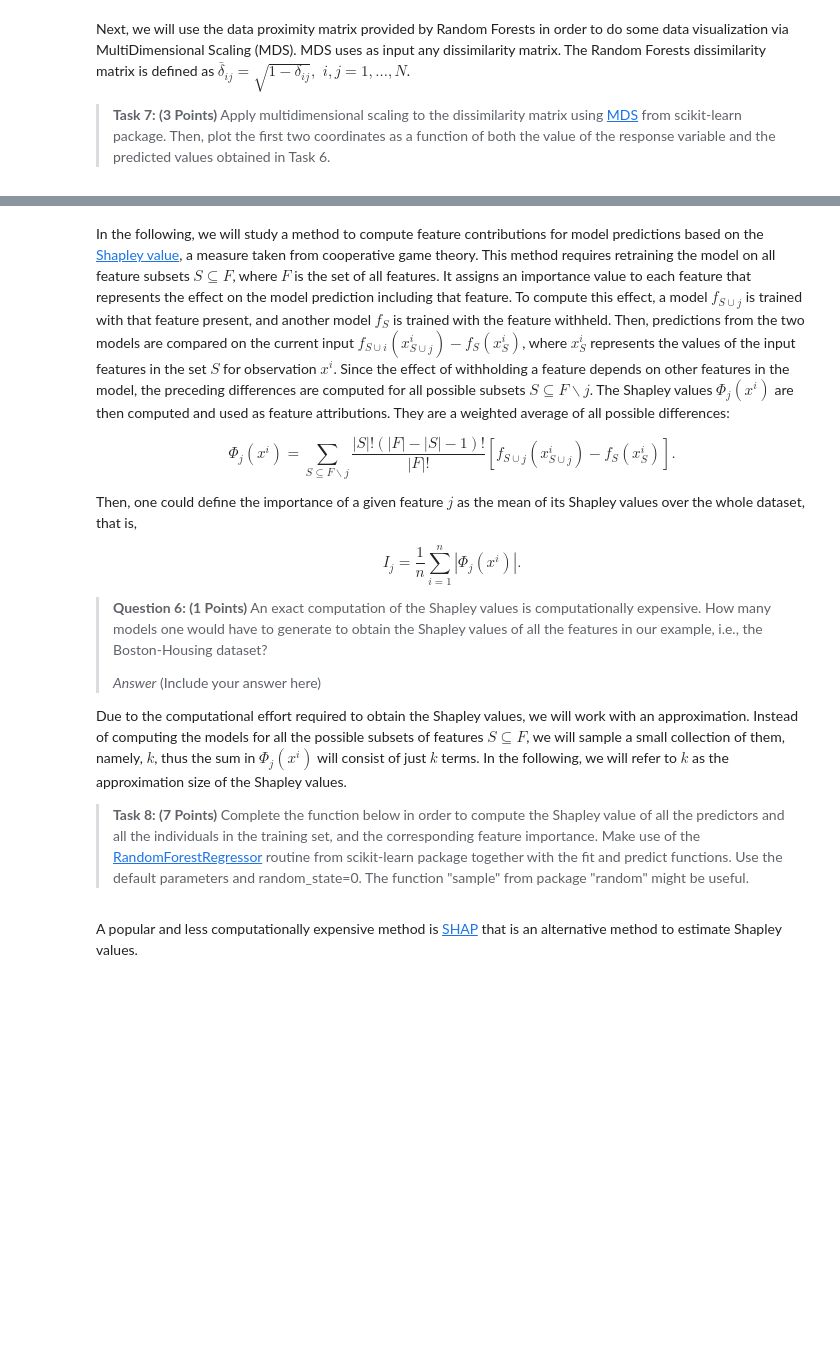
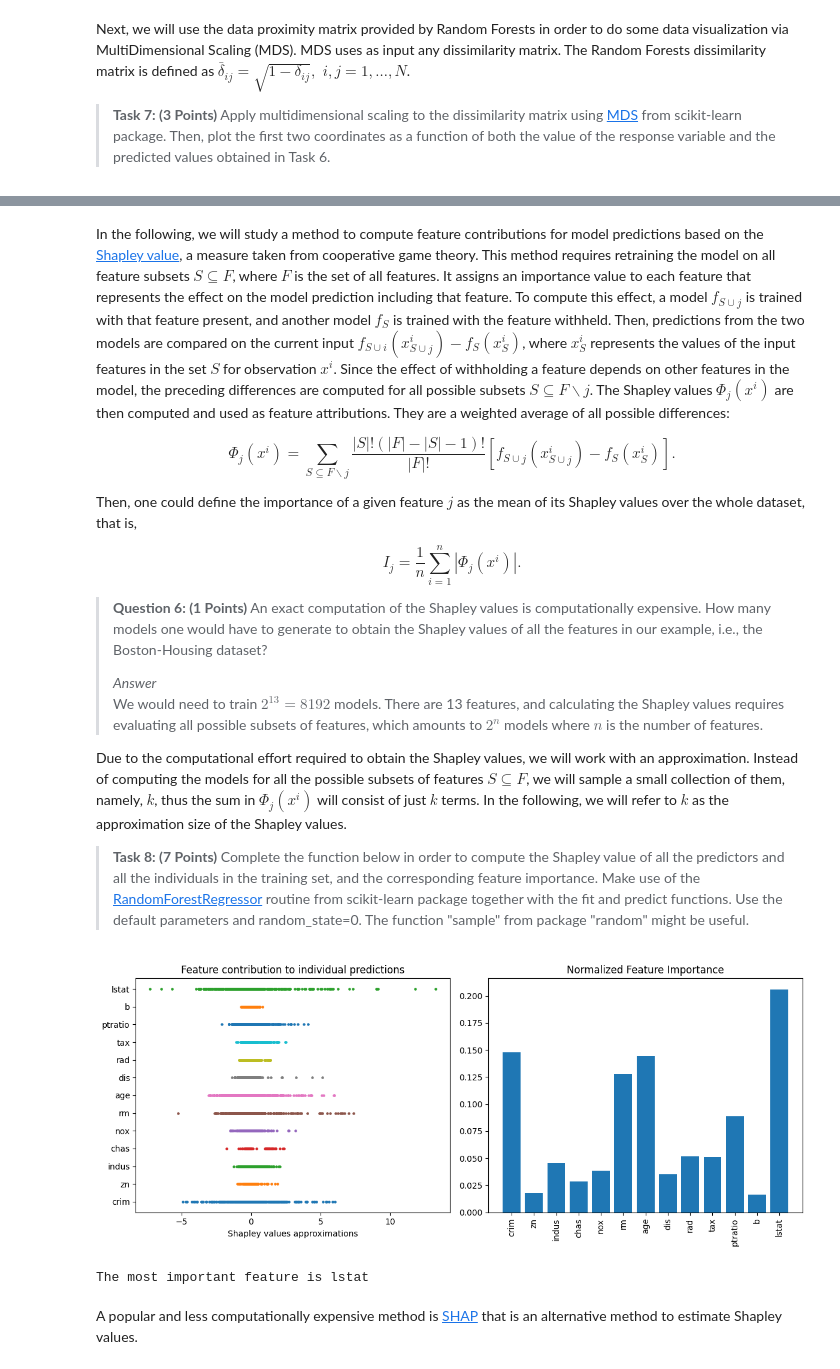
Before and after one commit to TristanDonze/RegressionTreeBostonHousing, a Jupyter notebook: INF554Assessment.ipynb, the cells around one changed output, grey strips where cells are left out. Cells and saved outputs as stored; diff of their text form; code cells hidden in the pictures; blank space fills up the shorter version.

```diff
--- a/INF554Assessment.ipynb
+++ b/INF554Assessment.ipynb
@@ -396,7 +509,8 @@ $$I_j = \frac{1}{n}\sum\limits_{i=1}^n |\Phi_j(x^i)|.$$
 
 >**Question 6: (1 Points)** An exact computation of the Shapley values is computationally expensive. How many models one would have to generate to obtain the Shapley values of all the features in our example, i.e., the Boston-Housing dataset?
 >
->*Answer* (Include your answer here)
+>*Answer*
+We would need to train $2^{13} = 8192$ models. There are 13 features, and calculating the Shapley values requires evaluating all possible subsets of features, which amounts to $2^n$ models where $n$ is the number of features.
 
 Due to the computational effort required to obtain the Shapley values, we will work with an approximation. Instead of computing the models for all the possible subsets of features $S\subseteq F$, we will sample a small collection of them, namely, $k$, thus the sum in $\Phi_j(x^i)$ will consist of just $k$ terms. In the following, we will refer to $k$ as the approximation size of the Shapley values.
 
@@ -441,3 +518,73 @@ print('The most important feature is', features[np.argmax(I)])
+# %%
+def shapley_values_RF(X, y, k):
+    """
+    Inputs:
+        X (Nxd matrix): feature data
+        y (N vector): response values
+        k (int): approximation size
+    Outputs:
+        Phi (N x p matrix): Shapley value per observation per predictor
+        I (p vector): Shapley variable importance
+    """
+    seed(1)
+    N, p = X.shape
+    Phi = np.zeros((N, p))
+    I = np.zeros(p)
+    F = np.arange(p)
+
+    for j in range(p):
+        mask = np.arange(p) != j
+        F_without_j = F[mask]
+
+        phi_j = np.zeros(N)
+
+        for _ in range(k):
+            N_S = np.random.randint(0, p)
+            S = sample(list(F_without_j), N_S) if N_S > 0 else []
+            S_union_j = S + [j]
+
+            if len(S) > 0:
+                clf_S = RandomForestRegressor(random_state=0)
+                clf_S.fit(X[:, S], y)
+                preds_S = clf_S.predict(X[:, S])
+            else:
+                preds_S = np.full(N, y.mean())
+
+            clf_S_union_j = RandomForestRegressor(random_state=0)
+            clf_S_union_j.fit(X[:, S_union_j], y)
+            preds_S_union_j = clf_S_union_j.predict(X[:, S_union_j])
+
+            delta = preds_S_union_j - preds_S
+            phi_j += delta
+
+        Phi[:, j] = phi_j / k
+        I[j] = np.mean(np.abs(Phi[:, j]))
+
+    return Phi, I
+
+np.random.seed(1)
+Phi, I = shapley_values_RF(X_train, y_train, 10)
+
+fig, plts = plt.subplots(1,2, figsize=(12,5))
+
+fig1=plts[0]
+for j in range(13):
+    plts[0].scatter(Phi[:,j],(j+1)*np.ones(len(y_train)),s=5)
+plts[0].set_xlabel('Shapley values approximations')
+plts[0].set_yticks(np.arange(1,14), features)
+plts[0].set_title('Feature contribution to individual predictions')
+
+fig2=plts[1].bar(np.arange(1,14), I/np.sum(I))
+plts[1].set_xticks(np.arange(1,14), features, rotation=90)
+plts[1].set_title('Normalized Feature Importance')
+
+plt.tight_layout()
+plt.show()
+
+print('The most important feature is', features[np.argmax(I)])
+# %% [output]
+[figure, added]
+The most important feature is lstat
 # %% [markdown]
 A popular and less computationally expensive method is <a href="https://shap.readthedocs.io/en/latest/">SHAP</a> that is an alternative method to estimate Shapley values.
 # %% [markdown]
```
Also changed, not shown: parts of 16 cells of this notebook, 3 other files.
